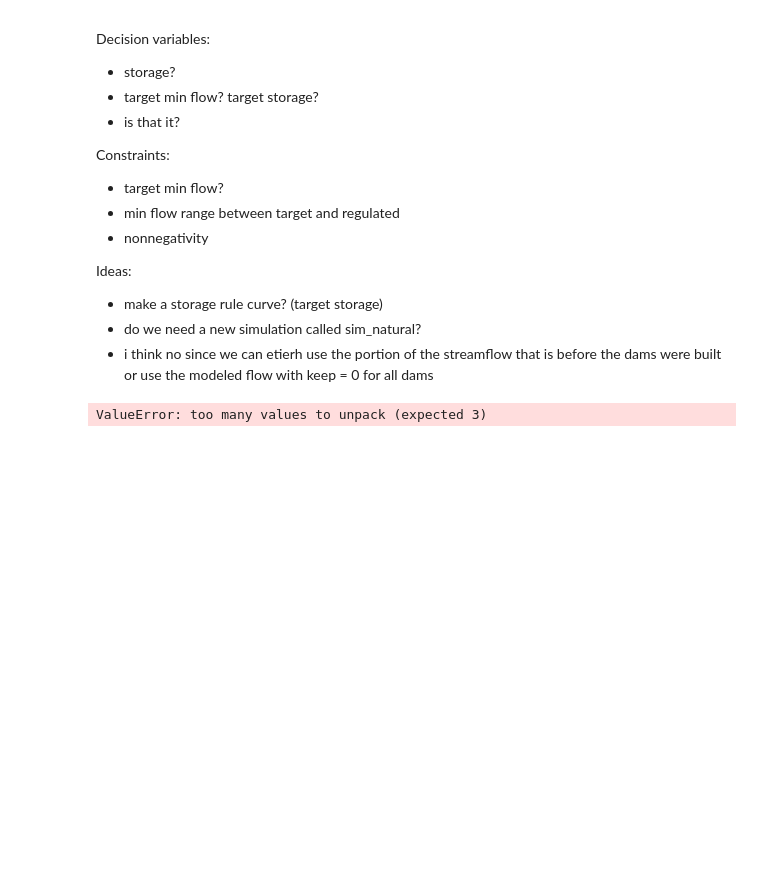
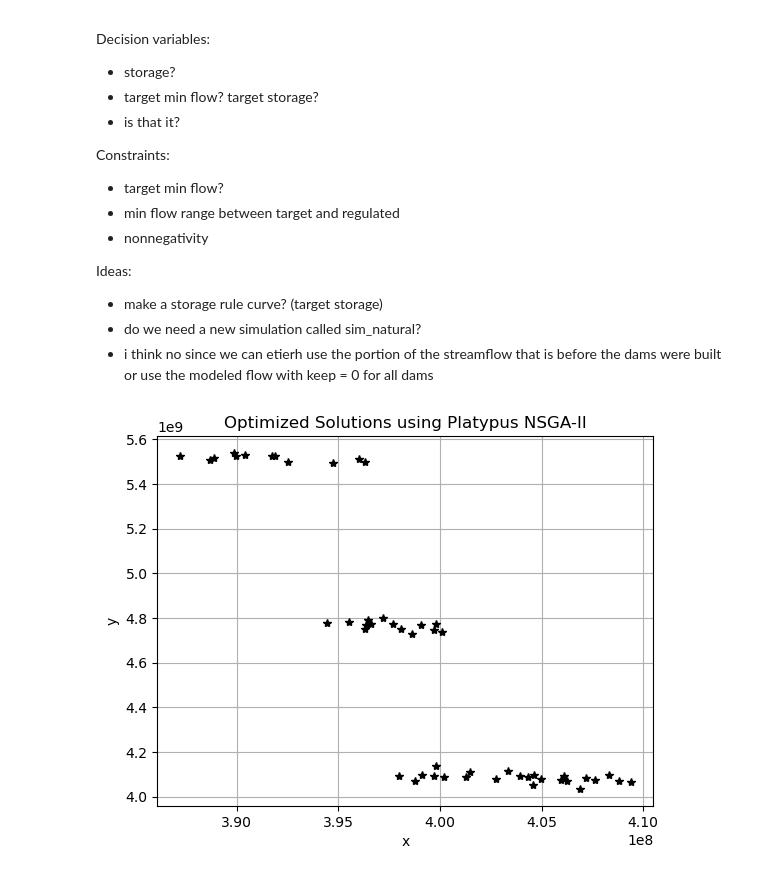
Before and after one commit to clairewang23/columbia_river_model, a Jupyter notebook: Model for Reservoir 3.ipynb, the cells around one changed output. Cells and saved outputs as stored; diff of their text form; code cells hidden in the pictures; blank space fills up the shorter version.

```diff
--- a/Model for Reservoir 3.ipynb
+++ b/Model for Reservoir 3.ipynb
@@ -352,15 +352,17 @@ display(existing_min_flows)
 # %% [markdown]
 ### Simulate all reservoirs with dstorage input (TO BE USED IN OPTIMIZATION)
 # %%
-def simulate_allopt(): #eventually take in storage?
+
+def simulate_allopt(dstorage_LGR, dstorage_LGO, dstorage_LM, dstorage_IH): #eventually take in storage?
     res_list = [lower_granite,little_goose, lower_monumental, ice_harbor] #list of initialized reservoirs above
+    stor_list = [dstorage_LGR, dstorage_LGO, dstorage_LM, dstorage_IH] #list of initialized storage arrays
     res_data_list = [lower_granite_data,little_goose_data, lower_monumental_data, ice_harbor_data] #list of initialized reservoir data above
     outflow = lower_granite_data['A (unit:cfs)']*86400*.0283
 
     results = pd.DataFrame(index=['Min Out (m^3/d)','Avg Hydro','Fish Pass'],columns=['LGR','LGO', 'LM', 'IH'])
     col_names = ['LGR','LGO','LM','IH']
     for i, res in enumerate(res_list):
-        outflow, avg_hydro, fish = (res.simulate(1, 0, res_data_list[i]['date'], outflow, res_data_list[i]['L (unit:cfs)'], res_data_list[i]['S (unit:cfs)']))
+        outflow, avg_hydro, fish = (res.simulate(1, 0, res_data_list[i]['date'], outflow, res_data_list[i]['L (unit:cfs)'], stor_list[i]))
         results.loc['Min Out (m^3/d)',col_names[i]] = np.min(outflow)
         results.loc['Avg Hydro',col_names[i]] = np.round(avg_hydro,0)
         results.loc['Fish Pass',col_names[i]] = fish
@@ -370,4 +372,4 @@ def simulate_allopt(): #eventually take in storage?
     # display(avg_deviation)
     # display(total_hydro)
     return avg_deviation, total_hydro
-display(simulate_allopt())
+# display(simulate_allopt())
@@ -403,57 +403,73 @@ from platypus import NSGAII, Problem, Real
 # %%
 # %% Step 3 - Direct Policy Search with NSGA-II
 # Define the optimization problem
+
+#simulate_opt(self, initial_storage, datetime, prev_out, tributary, dstorage):
 class DamOptimization(Problem):
     def __init__(self):
-        # Create a problem with 4 decision variable and 2 objectives
-        super(DamOptimization, self).__init__(4, 2)  # 4 decision variable, 2 objectives
-        self.types[:] = [Real(0,float(existing_min_flows['LGR (cfs)'])),  #minimum_outflow LGR
-                         Real(0,float(existing_min_flows['LGO (cfs)'])),  #minimum_outflow LGO
-                         Real(0,float(existing_min_flows['LM (cfs)'])),  #minimum_outflow LM
-                         Real(0,float(existing_min_flows['IH (cfs)'])) ] #minimum_outflow IH
+        # Create a problem with 4 decision variables (* N days) and 2 objectives
+        N = len(lower_granite_data['S (unit:cfs)']) #number of days
+
+        super(DamOptimization, self).__init__(4*N, 2)  # 4 decision variables (* N days), 2 objectives
+        self.types[:] = (
+                        [Real((np.min(lower_granite_data['S (unit:cfs)']))*1.1,(np.max(lower_granite_data['S (unit:cfs)']))*1.1)]* N + #LGR dstorage - TO BE ALTERED BY UP TO 10%
+                        [Real((np.min(little_goose_data['S (unit:cfs)']))*1.1,(np.max(little_goose_data['S (unit:cfs)']))*1.1)] * N + #LGO dstorage - TO BE ALTERED BY UP TO 10%
+                        [Real((np.min(lower_monumental_data['S (unit:cfs)']))*1.1,(np.max(lower_monumental_data['S (unit:cfs)']))*1.1)] * N + #LM dstorage - TO BE ALTERED BY UP TO 10%
+                        [Real((np.min(ice_harbor_data['S (unit:cfs)']))*1.1,(np.max(ice_harbor_data['S (unit:cfs)']))*1.1)] * N #IH dstorage - TO BE ALTERED BY UP TO 10%
+                        )
+        # self.types[:] = [Real(0,float(existing_min_flows['LGR (cfs)'])),  #minimum_outflow LGR
+        #                  Real(0,float(existing_min_flows['LGO (cfs)'])),  #minimum_outflow LGO
+        #                  Real(0,float(existing_min_flows['LM (cfs)'])),  #minimum_outflow LM
+        #                  Real(0,float(existing_min_flows['IH (cfs)'])) ] #minimum_outflow IH
 
     def evaluate(self, solutions):
         # Check if a single solution is passed
         if not isinstance(solutions, list):
             solutions = [solutions]
 
+        N = len(lower_granite_data['S (unit:cfs)']) #number of days
+
         for s in solutions:
             # Simulate the lake with current parameters
-            LGR_min, LGO_min, LM_min, IH_min = s.variables
-            avg_hydro = 0
-            dev = 0
-            dstorage = lower_granite_data['S (unit:cfs)']
+            x = s.variables
+            dstor_LGR = s.variables[0:N]
+            dstor_LGO = s.variables[N:2*N]
+            dstor_LM = s.variables[2*N:3*N]
+            dstor_IH = s.variables[3*N:4*N]
+            # avg_hydro = 0
+            # dev = 0
+            # dstorage = lower_granite_data['S (unit:cfs)']
 
             # Run the simulation function (ensure this is defined)
-            min_out, hydro, fish= simulate_all(dstorage)
+            avg_dev, avg_hydro = simulate_allopt(dstor_LGR, dstor_LGO, dstor_LM, dstor_IH)
 
             # Compute objectives
-            avg_deviation = ()  # Objective 1
-            total_annual_hydro = np.mean(avg_hydro)  # Objective 2
+            avg_deviation = (avg_dev)  # Objective 1
+            total_annual_hydro = (avg_hydro)  # Objective 2
 
             # Set the objectives for the solution
             s.objectives[:] = [avg_deviation, total_annual_hydro]
 
 # Create the problem instance
 problem = DamOptimization()
 
 # Set up and run the algorithm
 population_size = 50  # Change this to your desired population size
 num_generations = 20  # Change this to your desired number of generations
 total_evaluations = population_size * num_generations # Calculate total evaluations based on population size and generations
 algorithm = NSGAII(problem,population_size=population_size)
 algorithm.run(100)  # Run for 100 evaluations
 
 # Extract results for analysis
 results = np.array([[s.objectives[0], s.objectives[1]] for s in algorithm.result])
 
 # Plot results
 plt.figure()
 plt.plot(results[:, 0], results[:, 1], 'k*')
-plt.xlabel('Flooded area [km^2]')
-plt.ylabel('Irrigation deficit [m^3/s]^2')
+plt.xlabel('x')
+plt.ylabel('y')
 plt.title('Optimized Solutions using Platypus NSGA-II')
 plt.grid(True)
 plt.show()
 # %% [output]
-ValueError: too many values to unpack (expected 3)
+[figure, added]
```
Also changed, not shown: parts of 1 cell of this notebook.
